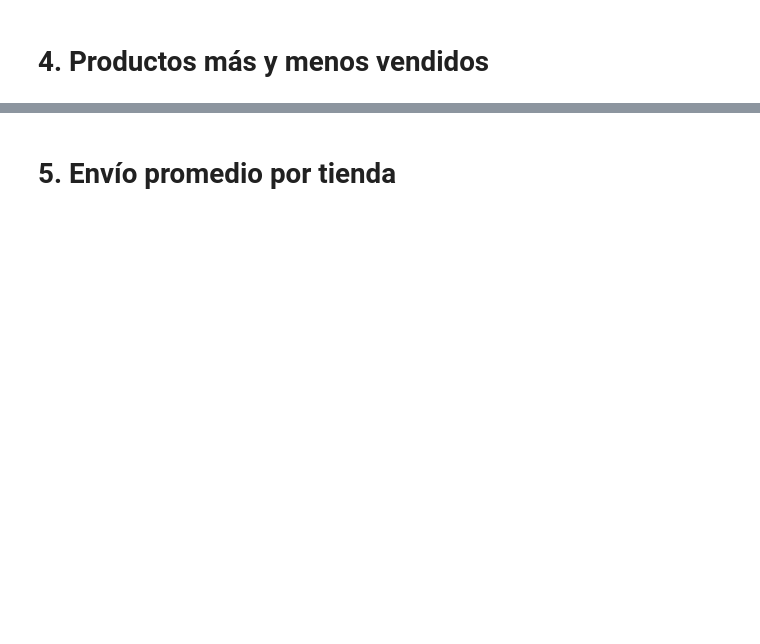
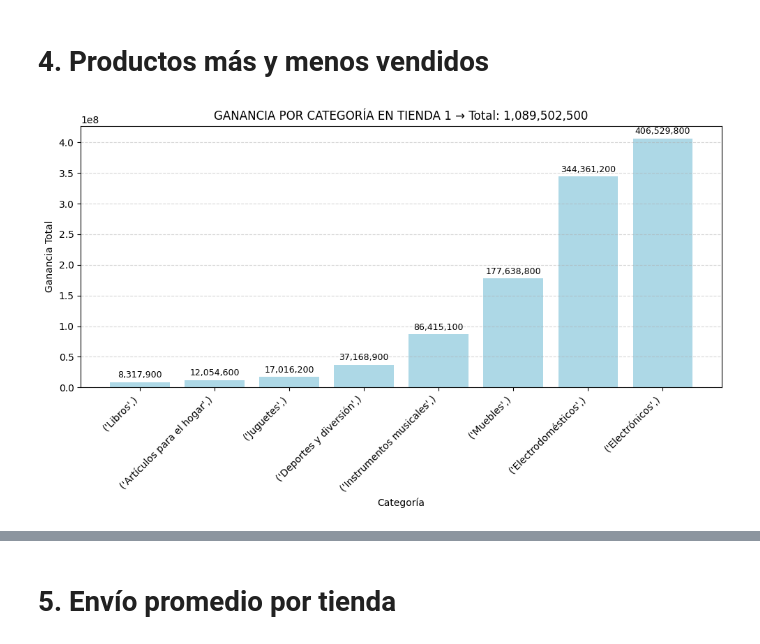
Before and after one commit to Fillomon/CienciaDatos, a Jupyter notebook: AluraStoreLatam.ipynb, the cells around one changed output, grey strips where cells are left out. Cells and saved outputs as stored; diff of their text form; code cells hidden in the pictures; blank space fills up the shorter version.

```diff
--- a/AluraStoreLatam.ipynb
+++ b/AluraStoreLatam.ipynb
@@ -209,2 +244,36 @@ plt.show()
 # %% [markdown]
 # 4. Productos más y menos vendidos
+# %%
+# Agrupar y calcular la ganancia total por categoría
+total = 0
+group_data = []
+catTienda1 = dTiendaClear.groupby(['Categoría del Producto'])
+
+for nombre, grupo_df in catTienda1:
+    ganancia_total = (grupo_df['Precio'] - grupo_df['Costo de envío']).sum()
+    total += ganancia_total
+    group_data.append({"Grupo": nombre, "Ganancia Total": ganancia_total})
+
+# Convertir a DataFrame y ordenar de menor a mayor
+df_categorias = pd.DataFrame(group_data)
+df_categorias = df_categorias.sort_values(by='Ganancia Total', ascending=True)
+
+# Graficar
+plt.figure(figsize=(10, 6))
+bars = plt.bar(df_categorias['Grupo'].astype(str), df_categorias['Ganancia Total'], color='lightblue')
+plt.xlabel('Categoría')
+plt.ylabel('Ganancia Total')
+plt.title(f"GANANCIA POR CATEGORÍA EN TIENDA 1 → Total: {total:,.0f}")
+plt.xticks(rotation=45, ha='right')
+plt.tight_layout()
+plt.grid(axis='y', linestyle='--', alpha=0.5)
+
+# Agregar etiquetas con los valores sobre las barras
+for bar in bars:
+    yval = bar.get_height()
+    plt.text(bar.get_x() + bar.get_width()/2, yval + max(df_categorias['Ganancia Total']) * 0.01,
+             f'{yval:,.0f}', ha='center', va='bottom', fontsize=9)
+
+plt.show()
+# %% [output]
+[figure, added]
```
Also changed, not shown: parts of 18 cells of this notebook.
